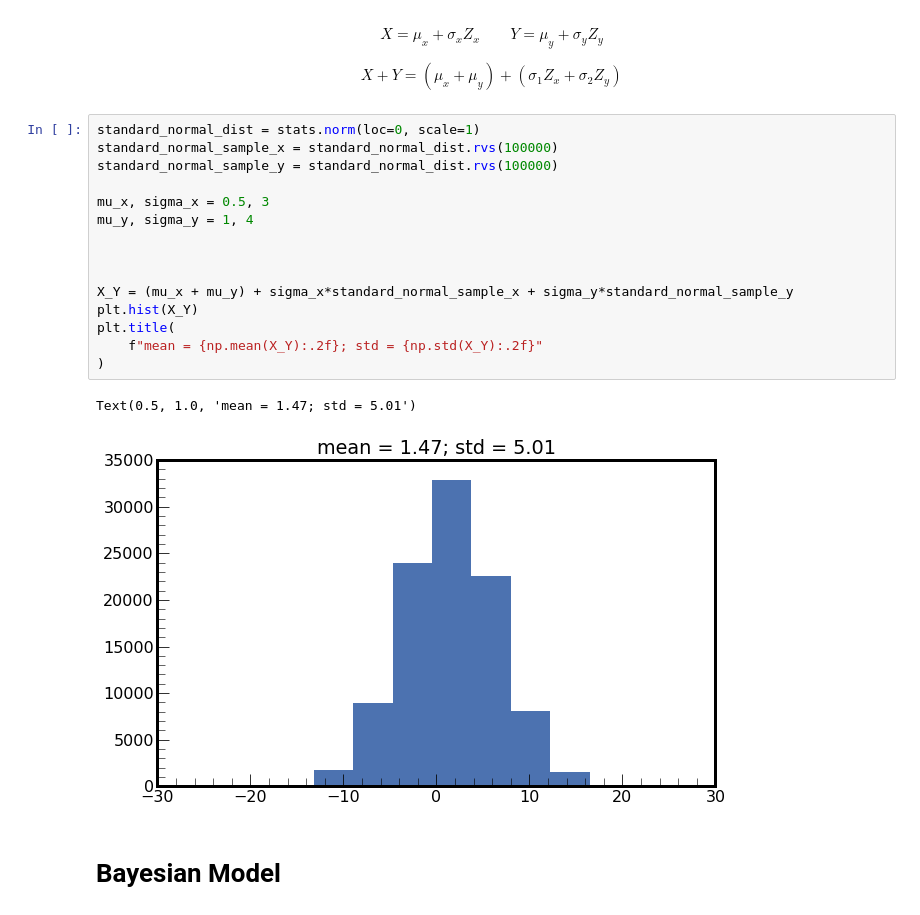
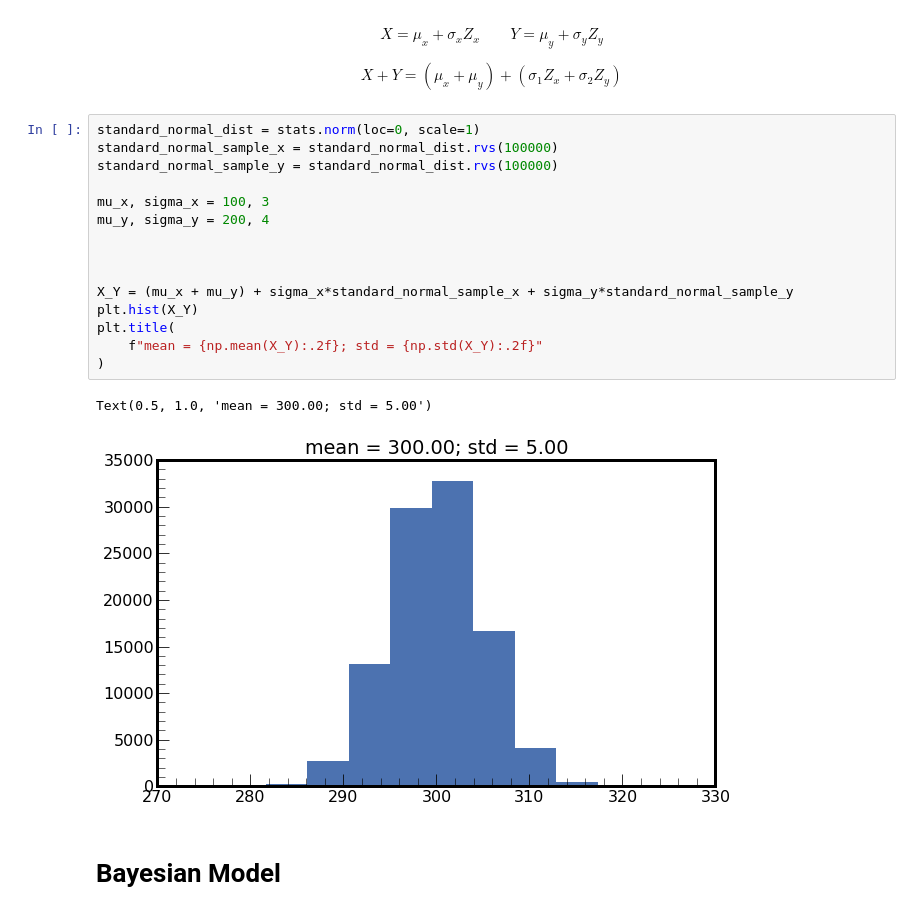
Before and after one commit to FilippenkoGroup/statistics_workshop, a Jupyter notebook: notebook.ipynb, the cells around one changed output. Cells and saved outputs as stored; diff of their text form.

```diff
--- a/notebook.ipynb
+++ b/notebook.ipynb
@@ -231,20 +279,20 @@ $$
 # %%
 standard_normal_dist = stats.norm(loc=0, scale=1)
 standard_normal_sample_x = standard_normal_dist.rvs(100000)
 standard_normal_sample_y = standard_normal_dist.rvs(100000)
 
-mu_x, sigma_x = 0.5, 3
-mu_y, sigma_y = 1, 4
+mu_x, sigma_x = 100, 3
+mu_y, sigma_y = 200, 4
 
 
 
 X_Y = (mu_x + mu_y) + sigma_x*standard_normal_sample_x + sigma_y*standard_normal_sample_y
 plt.hist(X_Y)
 plt.title(
     f"mean = {np.mean(X_Y):.2f}; std = {np.std(X_Y):.2f}"
 )
 # %% [output]
-Text(0.5, 1.0, 'mean = 1.47; std = 5.01')
+Text(0.5, 1.0, 'mean = 300.00; std = 5.00')
-[figure, old version]
+[figure, new version]
 # %% [markdown]
 # Bayesian Model
```
Also changed, not shown: parts of 20 cells of this notebook.
